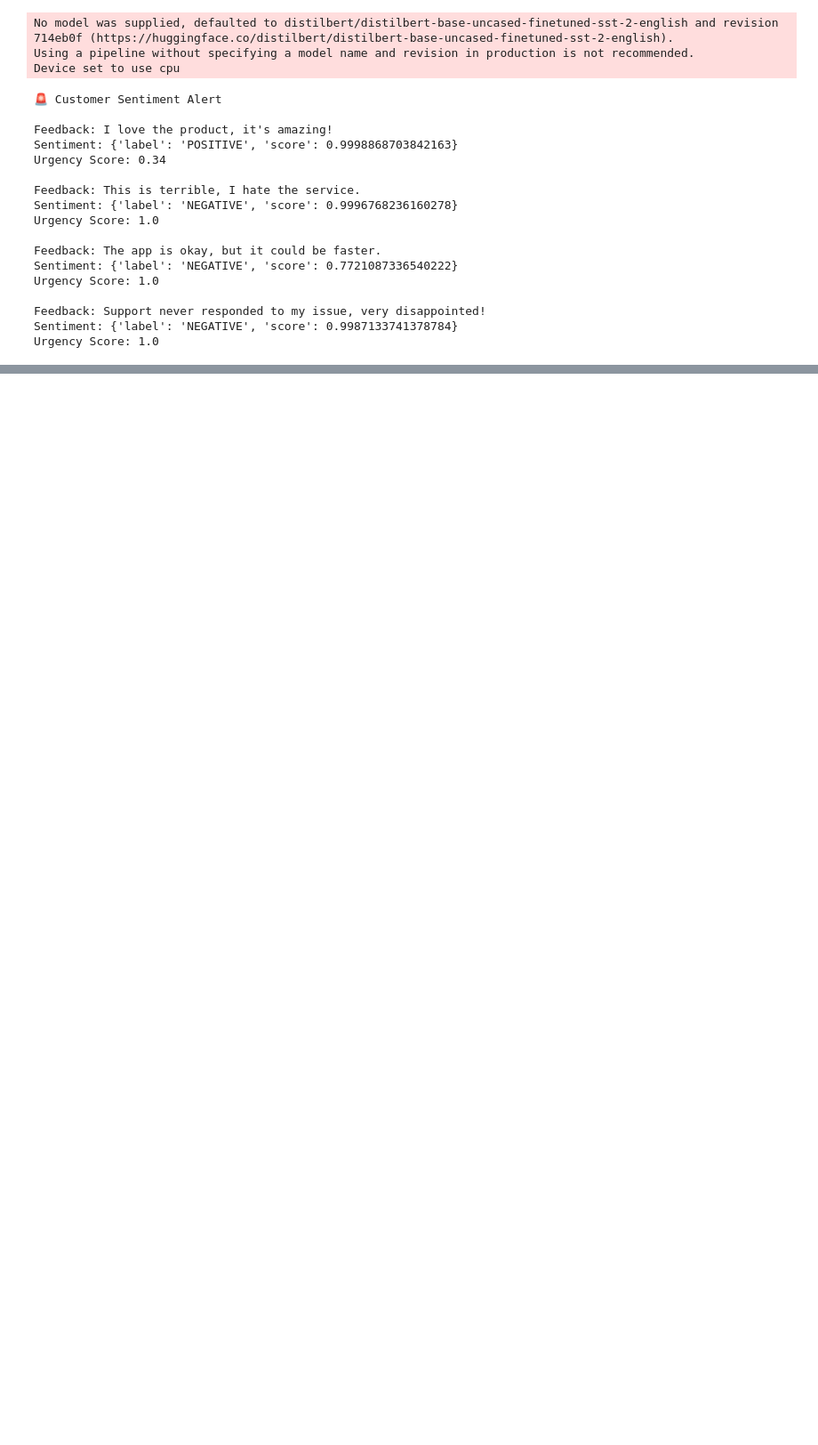
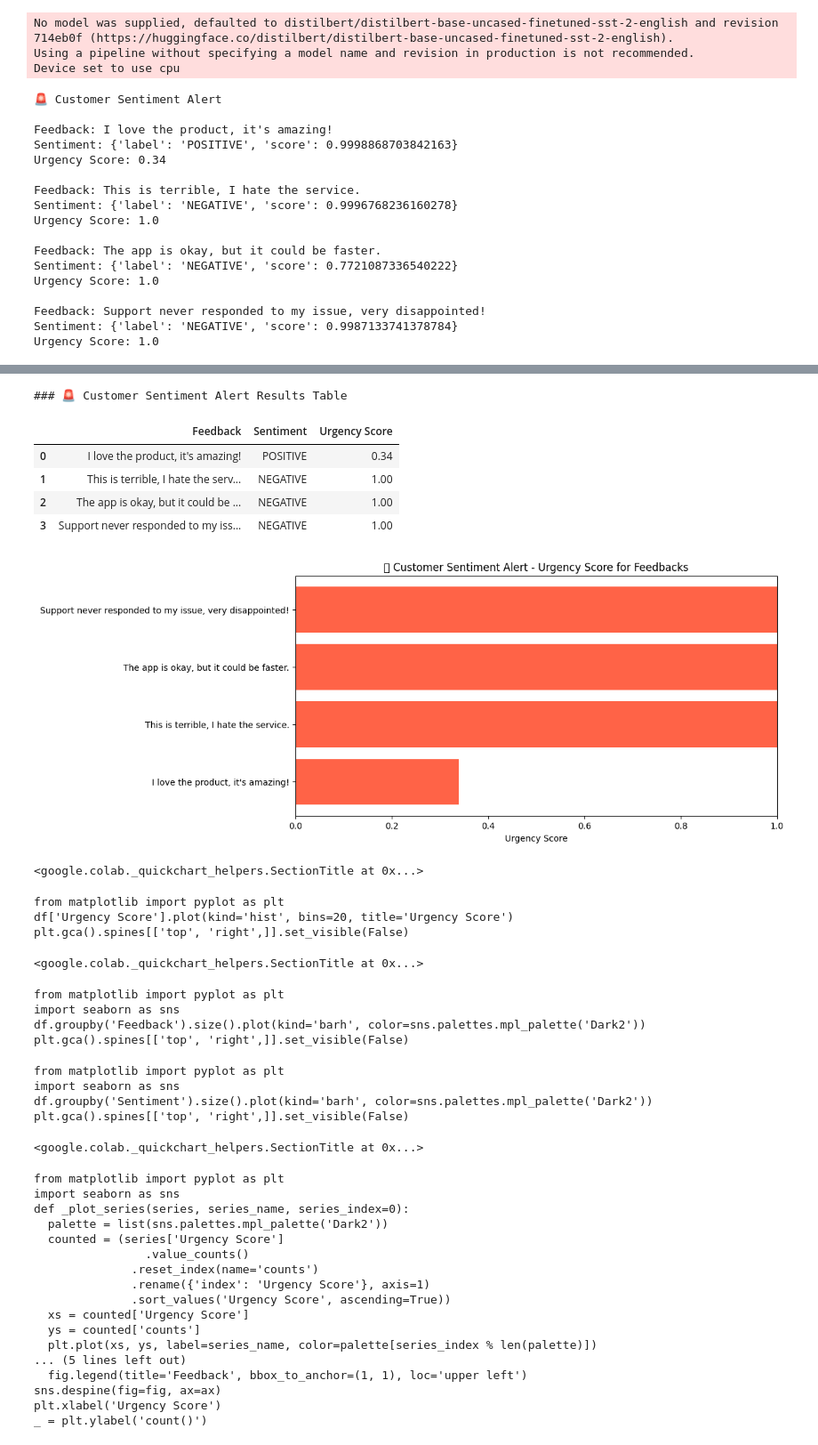
Before and after one commit to Manisha0597/Customer-Sentiment-Alert, a Jupyter notebook: Code.ipynb, the cells around one changed output, grey strips where cells are left out. Shown at 89% size. Cells and saved outputs as stored; diff of their text form; code cells hidden in the pictures; blank space fills up the shorter version.

```diff
--- a/Code.ipynb
+++ b/Code.ipynb
@@ -88,0 +93,68 @@ Urgency Score: 1.0
+# %%
+# Step 3: Visualize Results
+import pandas as pd
+import matplotlib.pyplot as plt
+
+# Prepare data
+data = []
+for fb in feedbacks:
+    sentiment = analyze_sentiment(fb['text'])
+    urgency = urgency_score(sentiment, reach=fb['reach'], is_mention=fb['is_mention'])
+    data.append({
+        "Feedback": fb['text'],
+        "Sentiment": sentiment['label'],
+        "Urgency Score": urgency
+    })
+
+df = pd.DataFrame(data)
+
+# Display Table
+print("### 🚨 Customer Sentiment Alert Results Table")
+display(df)
+
+# Bar Chart
+plt.figure(figsize=(10,5))
+plt.barh(df['Feedback'], df['Urgency Score'], color='tomato')
+plt.xlabel('Urgency Score')
+plt.title('🚨 Customer Sentiment Alert - Urgency Score for Feedbacks')
+plt.xlim(0,1.0)
+plt.show()
+# %% [output]
+### 🚨 Customer Sentiment Alert Results Table
+|  | Feedback | Sentiment | Urgency Score |
+| 0 | I love the product, it's amazing! | POSITIVE | 0.34 |
+| 1 | This is terrible, I hate the serv... | NEGATIVE | 1.00 |
+| 2 | The app is okay, but it could be ... | NEGATIVE | 1.00 |
+| 3 | Support never responded to my iss... | NEGATIVE | 1.00 |
+[figure, added]
+<google.colab._quickchart_helpers.SectionTitle at 0x...>
+from matplotlib import pyplot as plt
+df['Urgency Score'].plot(kind='hist', bins=20, title='Urgency Score')
+plt.gca().spines[['top', 'right',]].set_visible(False)
+<google.colab._quickchart_helpers.SectionTitle at 0x...>
+from matplotlib import pyplot as plt
+import seaborn as sns
+df.groupby('Feedback').size().plot(kind='barh', color=sns.palettes.mpl_palette('Dark2'))
+plt.gca().spines[['top', 'right',]].set_visible(False)
+from matplotlib import pyplot as plt
+import seaborn as sns
+df.groupby('Sentiment').size().plot(kind='barh', color=sns.palettes.mpl_palette('Dark2'))
+plt.gca().spines[['top', 'right',]].set_visible(False)
+<google.colab._quickchart_helpers.SectionTitle at 0x...>
+from matplotlib import pyplot as plt
+import seaborn as sns
+def _plot_series(series, series_name, series_index=0):
+  palette = list(sns.palettes.mpl_palette('Dark2'))
+  counted = (series['Urgency Score']
+                .value_counts()
+              .reset_index(name='counts')
+              .rename({'index': 'Urgency Score'}, axis=1)
+              .sort_values('Urgency Score', ascending=True))
+  xs = counted['Urgency Score']
+  ys = counted['counts']
+  plt.plot(xs, ys, label=series_name, color=palette[series_index % len(palette)])
+... (5 lines left out)
+  fig.legend(title='Feedback', bbox_to_anchor=(1, 1), loc='upper left')
+sns.despine(fig=fig, ax=ax)
+plt.xlabel('Urgency Score')
+_ = plt.ylabel('count()')
```
Also changed, not shown: parts of 3 cells of this notebook.
